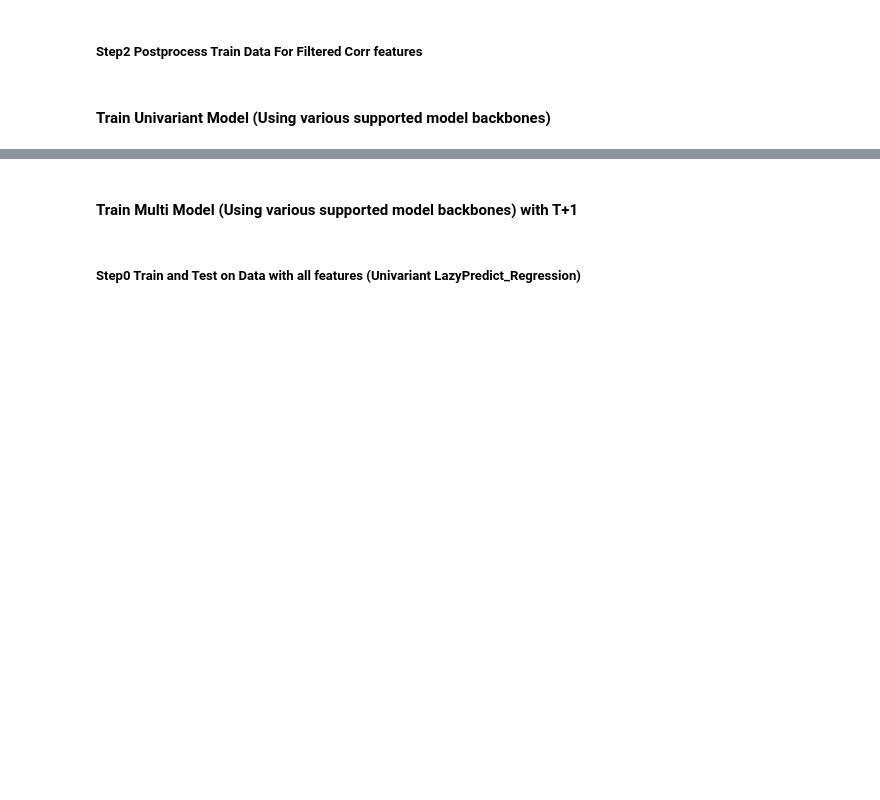
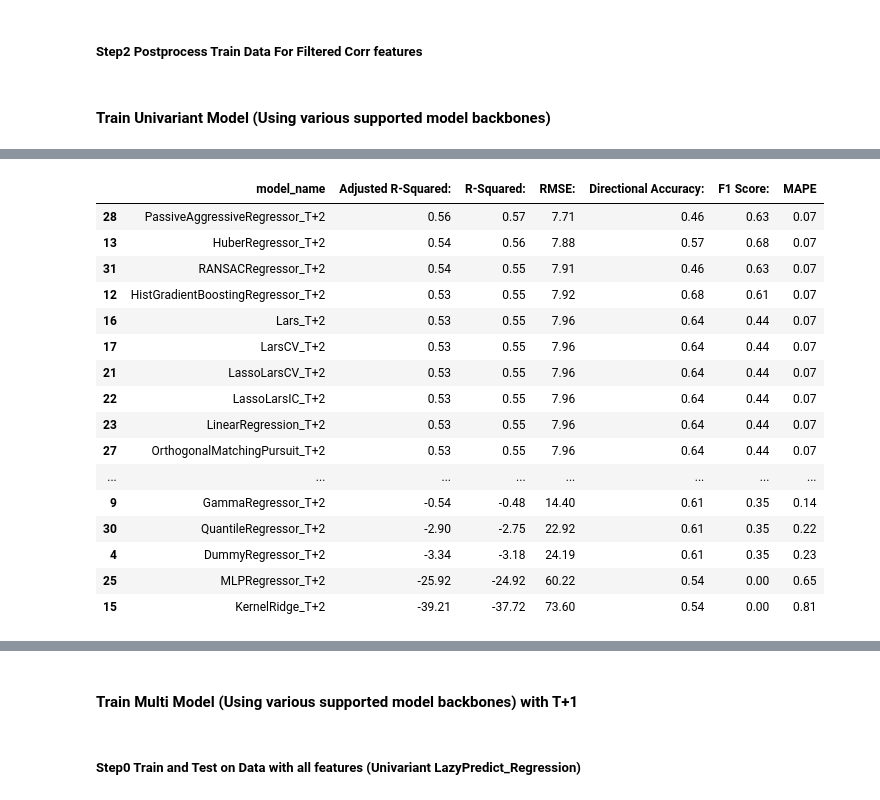
Before and after one commit to vincycode7/TaiyoAI_Domestic_Molding, a Jupyter notebook: exploratory_data_analysis.ipynb, the cells around one changed output, grey strips where cells are left out. Drawn from its saved outputs; the diff is of its cells as text; code cells hidden in the pictures; blank space fills up the shorter version.

```diff
--- a/exploratory_data_analysis.ipynb
+++ b/exploratory_data_analysis.ipynb
@@ -248,0 +267,5 @@ F1 Score: 0.4
+# %%
+best_lazy_model = regressor_T1.lazyobject.models["LinearRegression"]
+# Generate predictions using the trained model
+y_pred = best_lazy_model.predict(processor_test.transformed_X_data_norm[[feature_timeline]])
+pd.DataFrame(y_pred)
@@ -248,0 +383,38 @@ F1 Score: 0.4
+# %%
+import json
+result = []
+for each_model in regressor_T1.lazyobject.models.keys():
+    best_lazy_model = regressor_T1.lazyobject.models[each_model]
+    # Generate predictions using the trained model
+    y_pred = best_lazy_model.predict(processor_test.transformed_X_data_norm[[feature_timeline]])
+
+    # Calculate evaluation metrics
+    adj_r2 = 1 - (1 - r2_score(processor_test.transformed_Y_data[[target_timeline]], y_pred)) * ((len(processor_test.transformed_Y_data[[target_timeline]]) - 1) / (len(processor_test.transformed_Y_data[[target_timeline]]) - processor_test.transformed_Y_data[[target_timeline]].shape[1] - 1))
+    r2 = r2_score(processor_test.transformed_Y_data[[target_timeline]], y_pred)
+    rmse = np.sqrt(mean_squared_error(processor_test.transformed_Y_data[[target_timeline]], y_pred))
+    mape = mean_absolute_percentage_error(processor_test.transformed_Y_data[[target_timeline]], y_pred)
+    directional_accuracy = accuracy_score(processor_test.transformed_Y_data[[target_timeline]].values > processor_test.transformed_X_data[[feature_timeline]].values, y_pred.reshape(-1, 1) > processor_test.transformed_X_data[[feature_timeline]].values)
+    f1 = f1_score(processor_test.transformed_Y_data[[target_timeline]].values > processor_test.transformed_X_data[[feature_timeline]].values, y_pred.reshape(-1, 1) > processor_test.transformed_X_data[[feature_timeline]].values)
+
+    # Print the evaluation metrics
+    result.append({"model_name":each_model+"_T+2","Adjusted R-Squared:": adj_r2, "R-Squared:": r2, "RMSE:": rmse,"Directional Accuracy:": directional_accuracy,"F1 Score:": f1, "MAPE": mape})
+
+pd.DataFrame(result).sort_values(by=["RMSE:","Directional Accuracy:","MAPE","R-Squared:", "Adjusted R-Squared:"])
+# %% [output]
+|  | model_name | Adjusted R-Squared: | R-Squared: | RMSE: | Directional Accuracy: | F1 Score: | MAPE |
+| 28 | PassiveAggressiveRegressor_T+2 | 0.56 | 0.57 | 7.71 | 0.46 | 0.63 | 0.07 |
+| 13 | HuberRegressor_T+2 | 0.54 | 0.56 | 7.88 | 0.57 | 0.68 | 0.07 |
+| 31 | RANSACRegressor_T+2 | 0.54 | 0.55 | 7.91 | 0.46 | 0.63 | 0.07 |
+| 12 | HistGradientBoostingRegressor_T+2 | 0.53 | 0.55 | 7.92 | 0.68 | 0.61 | 0.07 |
+| 16 | Lars_T+2 | 0.53 | 0.55 | 7.96 | 0.64 | 0.44 | 0.07 |
+| 17 | LarsCV_T+2 | 0.53 | 0.55 | 7.96 | 0.64 | 0.44 | 0.07 |
+| 21 | LassoLarsCV_T+2 | 0.53 | 0.55 | 7.96 | 0.64 | 0.44 | 0.07 |
+| 22 | LassoLarsIC_T+2 | 0.53 | 0.55 | 7.96 | 0.64 | 0.44 | 0.07 |
+| 23 | LinearRegression_T+2 | 0.53 | 0.55 | 7.96 | 0.64 | 0.44 | 0.07 |
+| 27 | OrthogonalMatchingPursuit_T+2 | 0.53 | 0.55 | 7.96 | 0.64 | 0.44 | 0.07 |
+| ... | ... | ... | ... | ... | ... | ... | ... |
+| 9 | GammaRegressor_T+2 | -0.54 | -0.48 | 14.40 | 0.61 | 0.35 | 0.14 |
+| 30 | QuantileRegressor_T+2 | -2.90 | -2.75 | 22.92 | 0.61 | 0.35 | 0.22 |
+| 4 | DummyRegressor_T+2 | -3.34 | -3.18 | 24.19 | 0.61 | 0.35 | 0.23 |
+| 25 | MLPRegressor_T+2 | -25.92 | -24.92 | 60.22 | 0.54 | 0.00 | 0.65 |
+| 15 | KernelRidge_T+2 | -39.21 | -37.72 | 73.60 | 0.54 | 0.00 | 0.81 |
```
Also changed, not shown: parts of 48 cells of this notebook, 2 other files.
